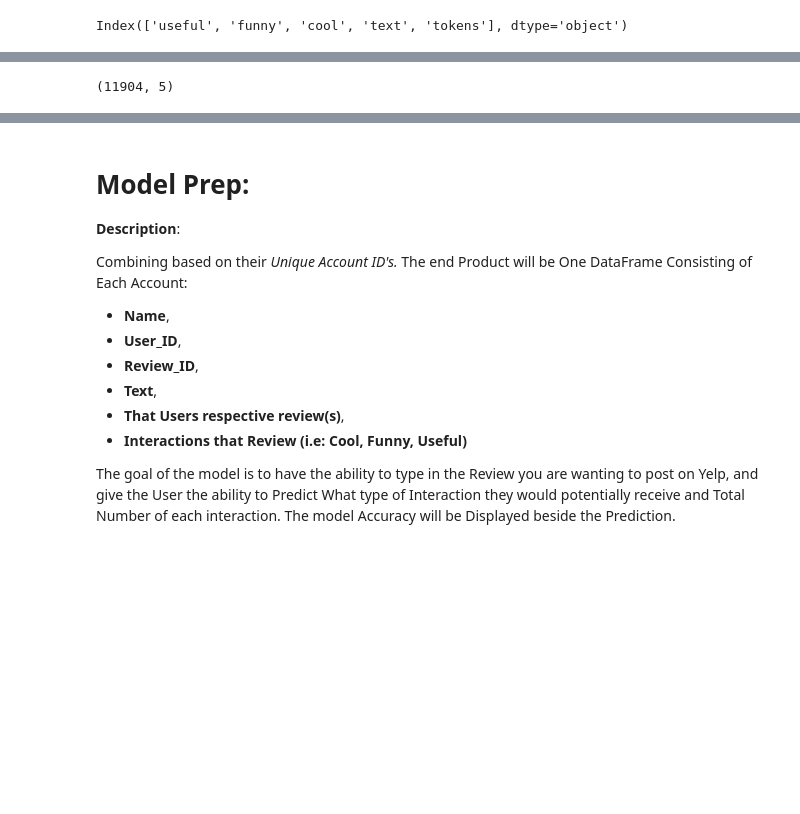
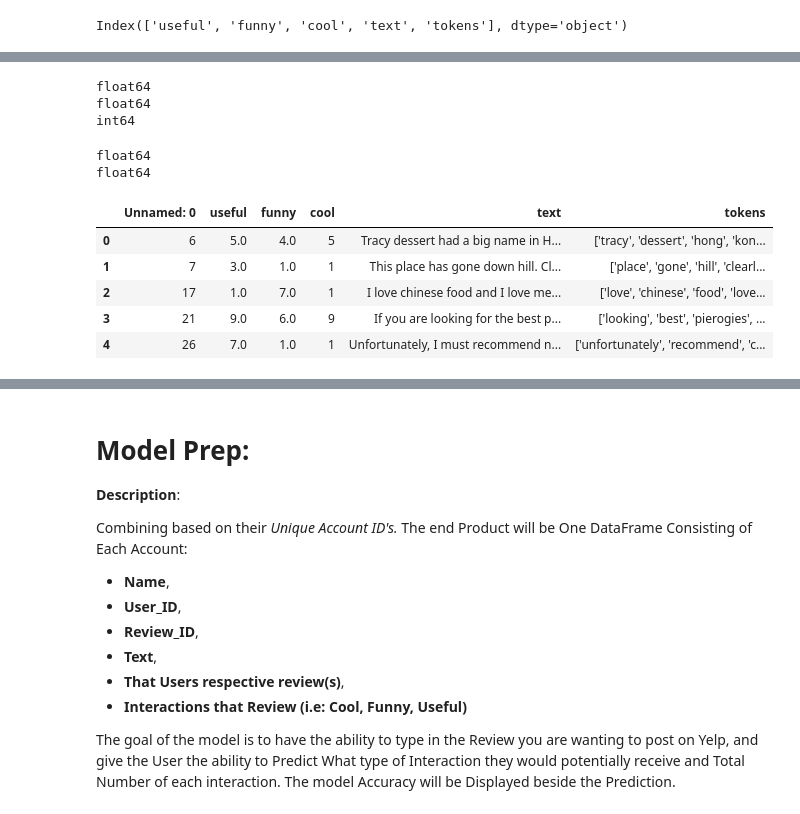
Before and after one commit to BloomTech-Labs/yelp-dataset-challenge-1-ds, a Jupyter notebook: Notebooks/Model_NB.ipynb, the cells around one changed output, grey strips where cells are left out. Drawn from its saved outputs; the diff is of its cells as text; code cells hidden in the pictures; blank space fills up the shorter version.

```diff
--- a/Notebooks/Model_NB.ipynb
+++ b/Notebooks/Model_NB.ipynb
@@ -115,4 +115,27 @@ final_df.head(5)
-# %%
-final_df.shape
-# %% [output]
-(11904, 5)
+# %%
+print(final_df['useful'].dtype)
+print(final_df['funny'].dtype)
+print(final_df['cool'].dtype)
+# %% [output]
+float64
+float64
+int64
+# %%
+# Converting columns with Dtypes Float64 to Int64
+final_df['useful'] = final_df['useful'].astype('Float64')
+final_df['funny'] = final_df['funny'].astype('Float64')
+# %%
+print(final_df['useful'].dtype)
+print(final_df['funny'].dtype)
+# %% [output]
+float64
+float64
+# %%
+final_df.head(5)
+# %% [output]
+|  | Unnamed: 0 | useful | funny | cool | text | tokens |
+| 0 | 6 | 5.0 | 4.0 | 5 | Tracy dessert had a big name in H... | ['tracy', 'dessert', 'hong', 'kon... |
+| 1 | 7 | 3.0 | 1.0 | 1 | This place has gone down hill. Cl... | ['place', 'gone', 'hill', 'clearl... |
+| 2 | 17 | 1.0 | 7.0 | 1 | I love chinese food and I love me... | ['love', 'chinese', 'food', 'love... |
+| 3 | 21 | 9.0 | 6.0 | 9 | If you are looking for the best p... | ['looking', 'best', 'pierogies', ... |
+| 4 | 26 | 7.0 | 1.0 | 1 | Unfortunately, I must recommend n... | ['unfortunately', 'recommend', 'c... |
```
Also changed, not shown: parts of 37 cells of this notebook, 1 other file.
